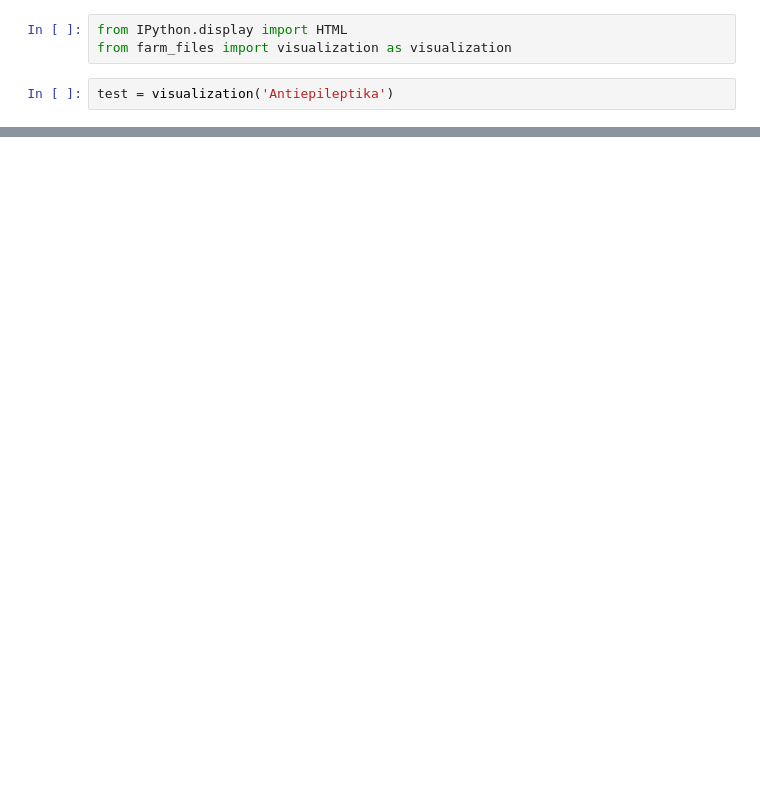
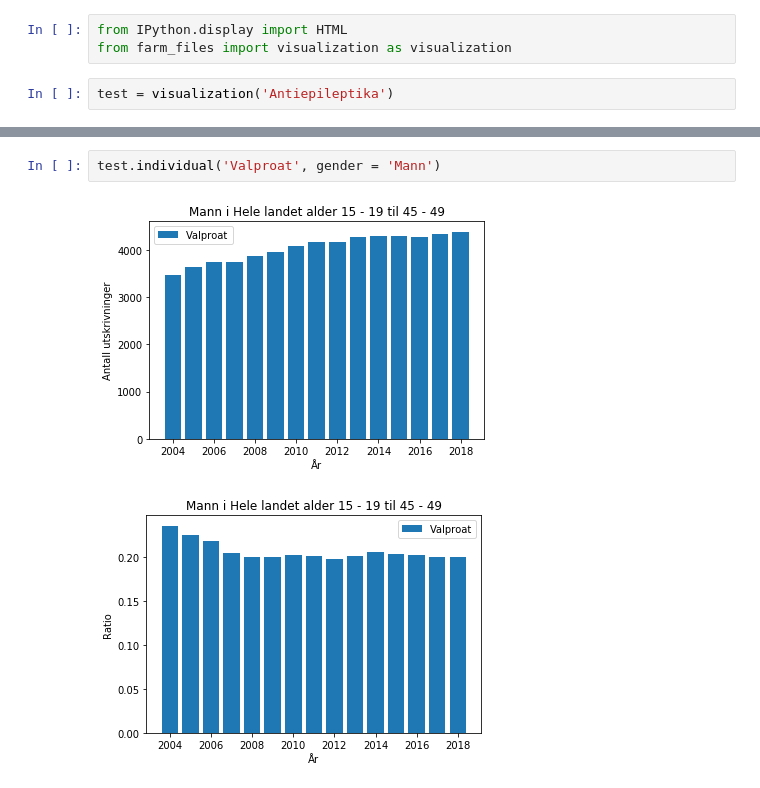
Before and after one commit to JonOttesen/summer_project, a Jupyter notebook: Untitled.ipynb, the cells around one changed output, grey strips where cells are left out. Drawn from its saved outputs; the diff is of its cells as text; blank space fills up the shorter version.

```diff
--- a/Untitled.ipynb
+++ b/Untitled.ipynb
@@ -5,0 +15,5 @@ test = visualization('Antiepileptika')
+# %%
+test.individual('Valproat', gender = 'Mann')
+# %% [output]
+[figure, added]
+[figure, added]
```
Also changed, not shown: parts of 10 cells of this notebook, 1 other file.
